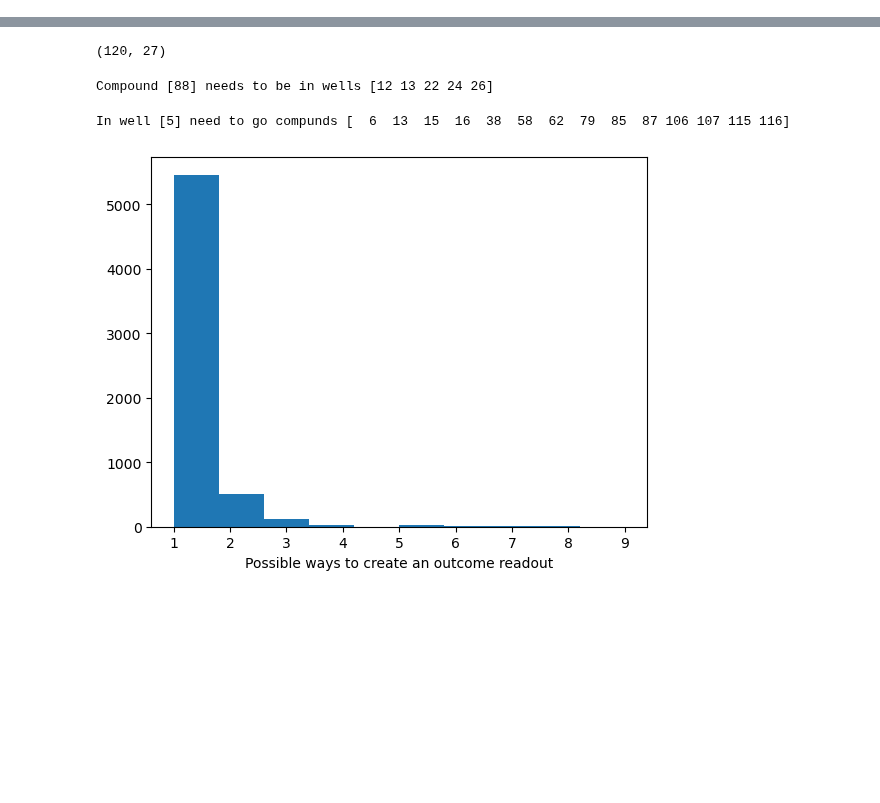
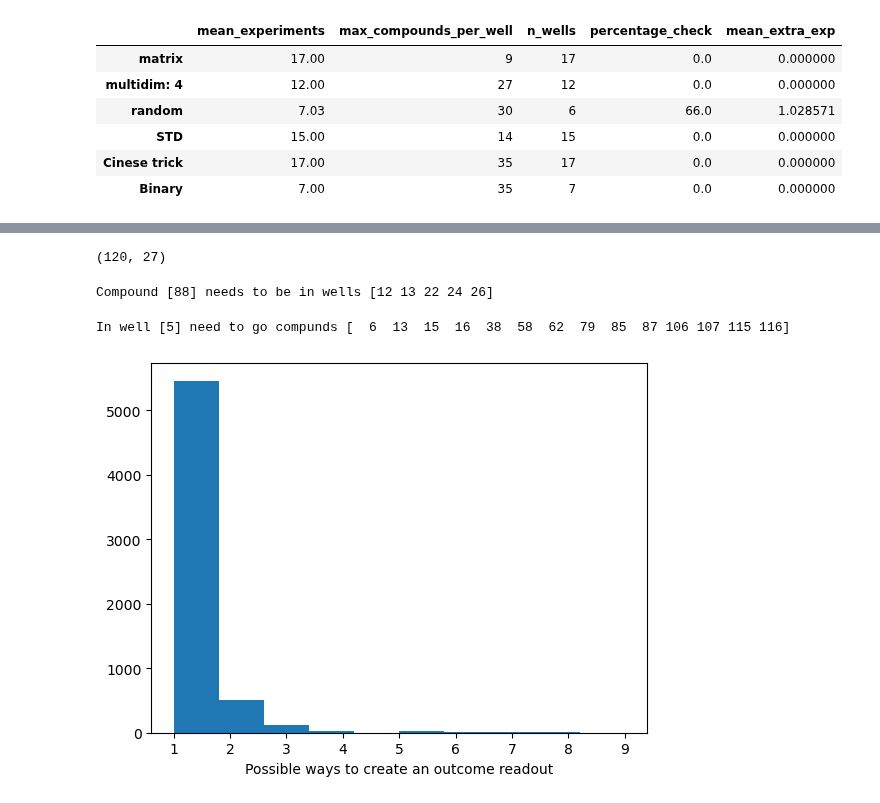
Before and after one commit to trouillon-lab/PoolPy, a Jupyter notebook: Julian_pooling.ipynb, the cells around one changed output, grey strips where cells are left out. Saved outputs shown, nothing was run; the diff lists cells and outputs as text; code cells hidden in the pictures; blank space fills up the shorter version.

```diff
--- a/Julian_pooling.ipynb
+++ b/Julian_pooling.ipynb
@@ -319,0 +481,7 @@ def output_table(well_assigner:np.array,output_file_name='output_table'):
+# %%
+dict_kwargs={'differentiate':2,
+             'start':50, 'stop':110,  'step':10, 'rand_guesses':10}
+# %%
+start_time=time.time()
+d_try=sweep_comparison(**dict_kwargs)
+print("--- %s seconds ---" % (time.time() - start_time))
@@ -319,0 +496,10 @@ def output_table(well_assigner:np.array,output_file_name='output_table'):
+# %%
+d_try[70][0]
+# %% [output]
+|  | mean_experiments | max_compounds_per_well | n_wells | percentage_check | mean_extra_exp |
+| matrix | 17.00 | 9 | 17 | 0.0 | 0.000000 |
+| multidim: 4 | 12.00 | 27 | 12 | 0.0 | 0.000000 |
+| random | 7.03 | 30 | 6 | 66.0 | 1.028571 |
+| STD | 15.00 | 14 | 15 | 0.0 | 0.000000 |
+| Cinese trick | 17.00 | 35 | 17 | 0.0 | 0.000000 |
+| Binary | 7.00 | 35 | 7 | 0.0 | 0.000000 |
```
Also changed, not shown: parts of 27 cells of this notebook, 2 other files.
